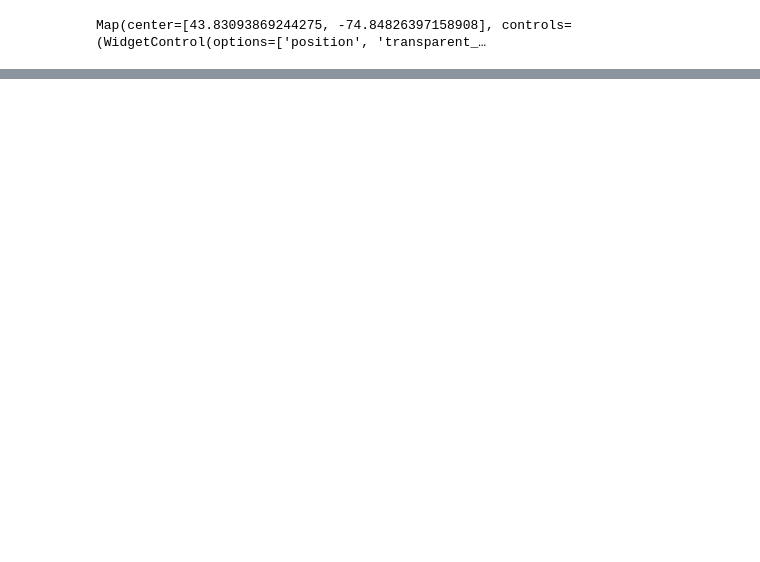
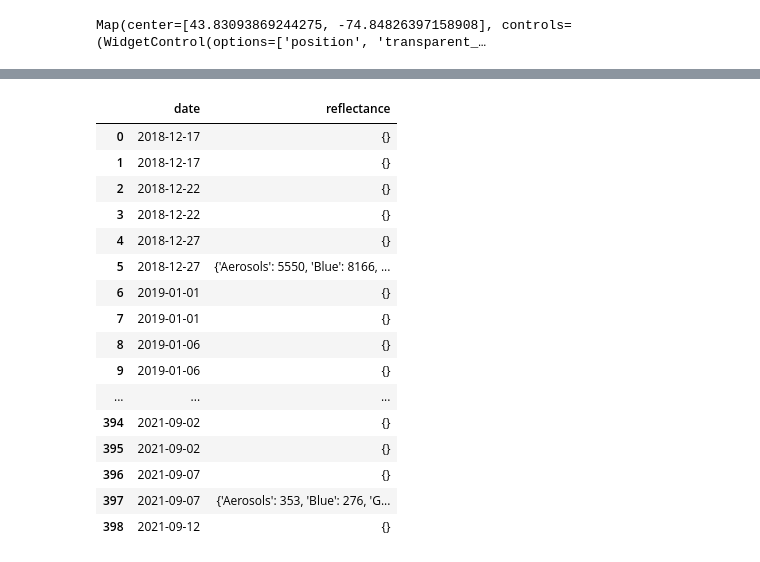
Before and after one commit to Touheda812/Research-Water-Quality-, a Jupyter notebook: BIG_MOOSE_LAKE_CDOM_DOC_SENTINEL2.ipynb, the cells around one changed output, grey strips where cells are left out. Cells and saved outputs as stored; diff of their text form; code cells hidden in the pictures; blank space fills up the shorter version.

```diff
--- a/BIG_MOOSE_LAKE_CDOM_DOC_SENTINEL2.ipynb
+++ b/BIG_MOOSE_LAKE_CDOM_DOC_SENTINEL2.ipynb
@@ -170,0 +169,33 @@ plt.show()
+# %%
+def reflectance(img):
+    reflectance_values = img.reduceRegion(reducer=ee.Reducer.mean(), geometry=station, scale=30).select(STD_NAMES)
+    return ee.Feature(None, {'date': img.date().format(), 'reflectance': reflectance_values})
+
+s2_reflectance = s2.map(reflectance)
+s2_list = s2_reflectance.reduceColumns(ee.Reducer.toList(2), ['date', 'reflectance']).values().get(0)
+df_s2_reflectance = pd.DataFrame(s2_list.getInfo(), columns=['date', 'reflectance'])
+
+# Convert date column to datetime and extract date only
+df_s2_reflectance['date'] = pd.to_datetime(df_s2_reflectance['date']).dt.date
+
+# Set the reflectance column values to a dictionary
+df_s2_reflectance['reflectance'] = df_s2_reflectance['reflectance'].apply(lambda x: {k: v for k, v in x.items() if v is not None})
+df_s2_reflectance
+# %% [output]
+|  | date | reflectance |
+| 0 | 2018-12-17 | {} |
+| 1 | 2018-12-17 | {} |
+| 2 | 2018-12-22 | {} |
+| 3 | 2018-12-22 | {} |
+| 4 | 2018-12-27 | {} |
+| 5 | 2018-12-27 | {'Aerosols': 5550, 'Blue': 8166, ... |
+| 6 | 2019-01-01 | {} |
+| 7 | 2019-01-01 | {} |
+| 8 | 2019-01-06 | {} |
+| 9 | 2019-01-06 | {} |
+| ... | ... | ... |
+| 394 | 2021-09-02 | {} |
+| 395 | 2021-09-02 | {} |
+| 396 | 2021-09-07 | {} |
+| 397 | 2021-09-07 | {'Aerosols': 353, 'Blue': 276, 'G... |
+| 398 | 2021-09-12 | {} |
```
Also changed, not shown: parts of 15 cells of this notebook.
